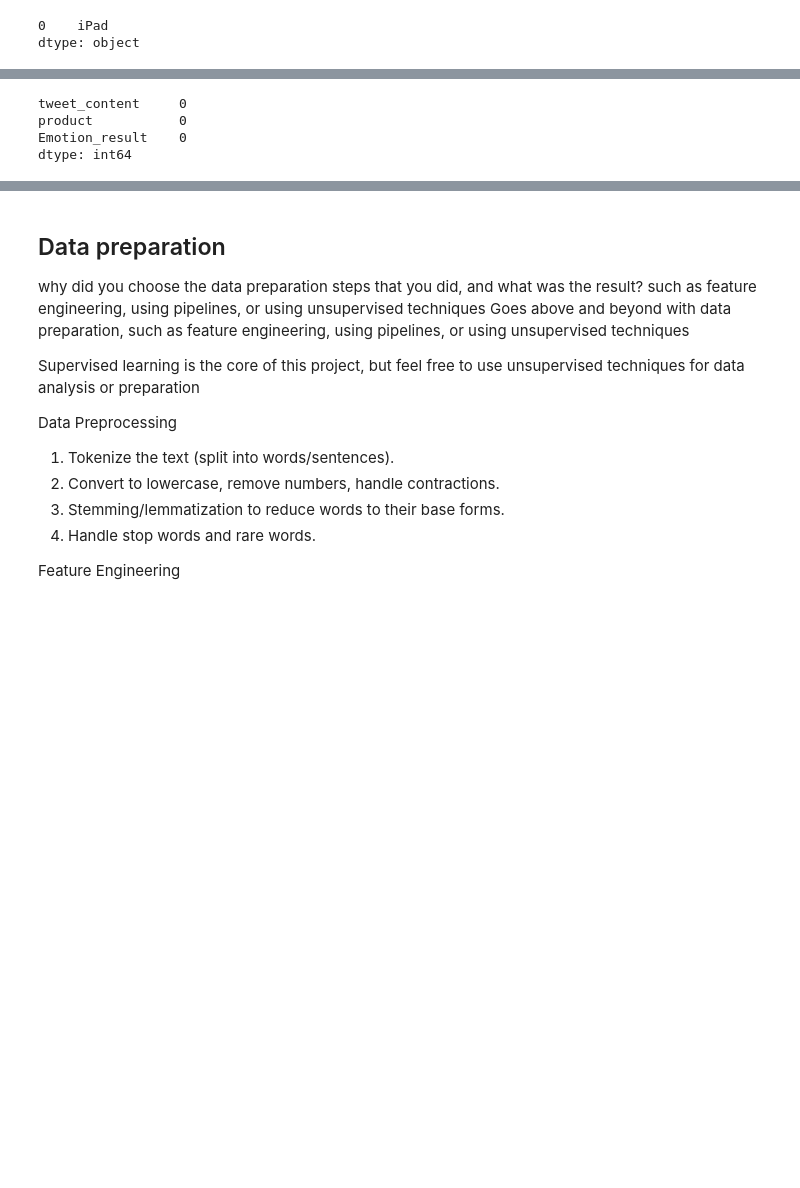
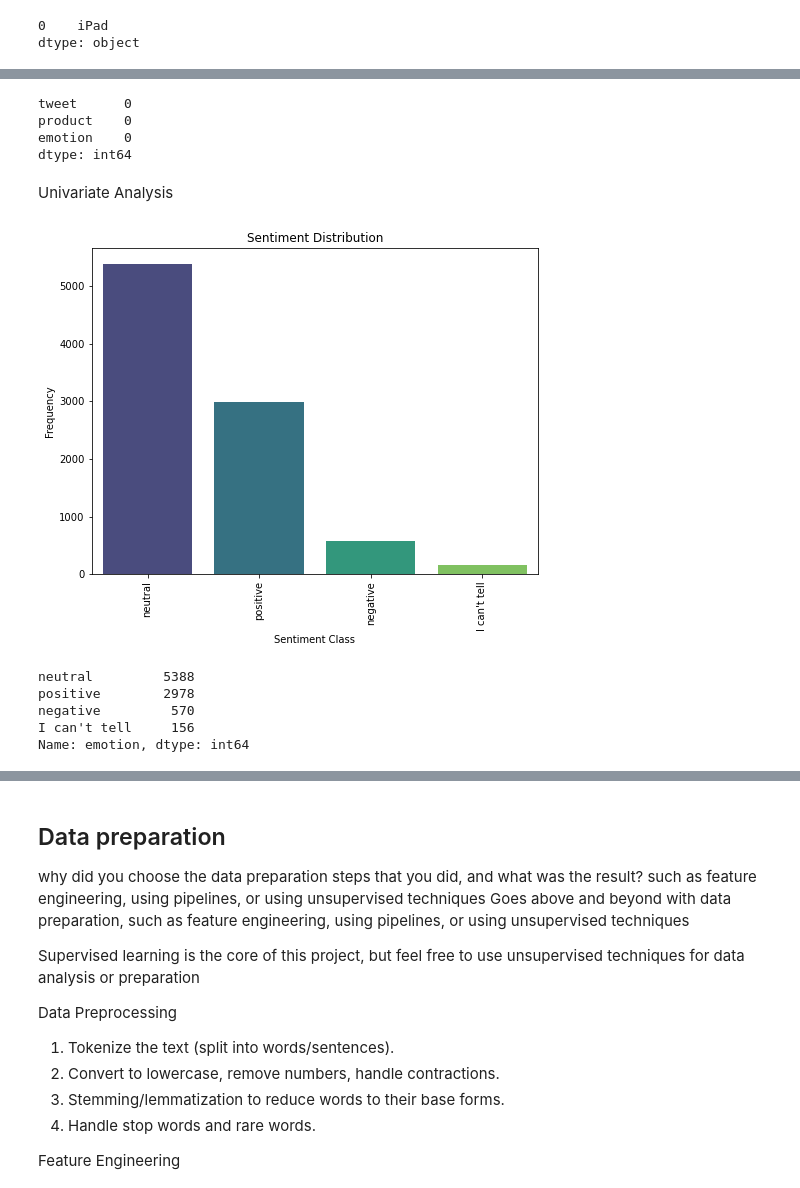
Before and after one commit to wambuiGicheha/nlp_project, a Jupyter notebook: index.ipynb, the cells around one changed output, grey strips where cells are left out. Cells and saved outputs as stored; diff of their text form; code cells hidden in the pictures; blank space fills up the shorter version.

```diff
--- a/index.ipynb
+++ b/index.ipynb
@@ -140,12 +153,37 @@ Emotion_result    0
 dtype: int64
 # %%
 #delete the null row
-sentiments = sentiments.dropna(subset=['tweet_content', 'product'])
+sentiments = sentiments.dropna(subset=['tweet', 'product'])
 # Calculate percentage of missing values
 missing_percentage = sentiments.isna().sum()
 missing_percentage
 # %% [output]
-tweet_content     0
-product           0
-Emotion_result    0
+tweet      0
+product    0
+emotion    0
 dtype: int64
+# %% [markdown]
+Univariate Analysis
+# %%
+#Sentiment Distribution: Analyze the frequency of each sentiment class (positive, negative, etc.).
+# Analyze the frequency of each sentiment class
+sentiment_counts = sentiments['emotion'].value_counts()
+
+# Plotting the sentiment distribution
+plt.figure(figsize=(8, 6))
+sns.barplot(x=sentiment_counts.index, y=sentiment_counts.values, palette='viridis')
+plt.title('Sentiment Distribution')
+plt.xlabel('Sentiment Class')
+plt.ylabel('Frequency')
+plt.xticks(rotation=90)
+plt.show()
+
+# Print the sentiment distribution
+print(sentiment_counts)
+# %% [output]
+[figure, added]
+neutral         5388
+positive        2978
+negative         570
+I can't tell     156
+Name: emotion, dtype: int64
```
Also changed, not shown: parts of 17 cells of this notebook.
